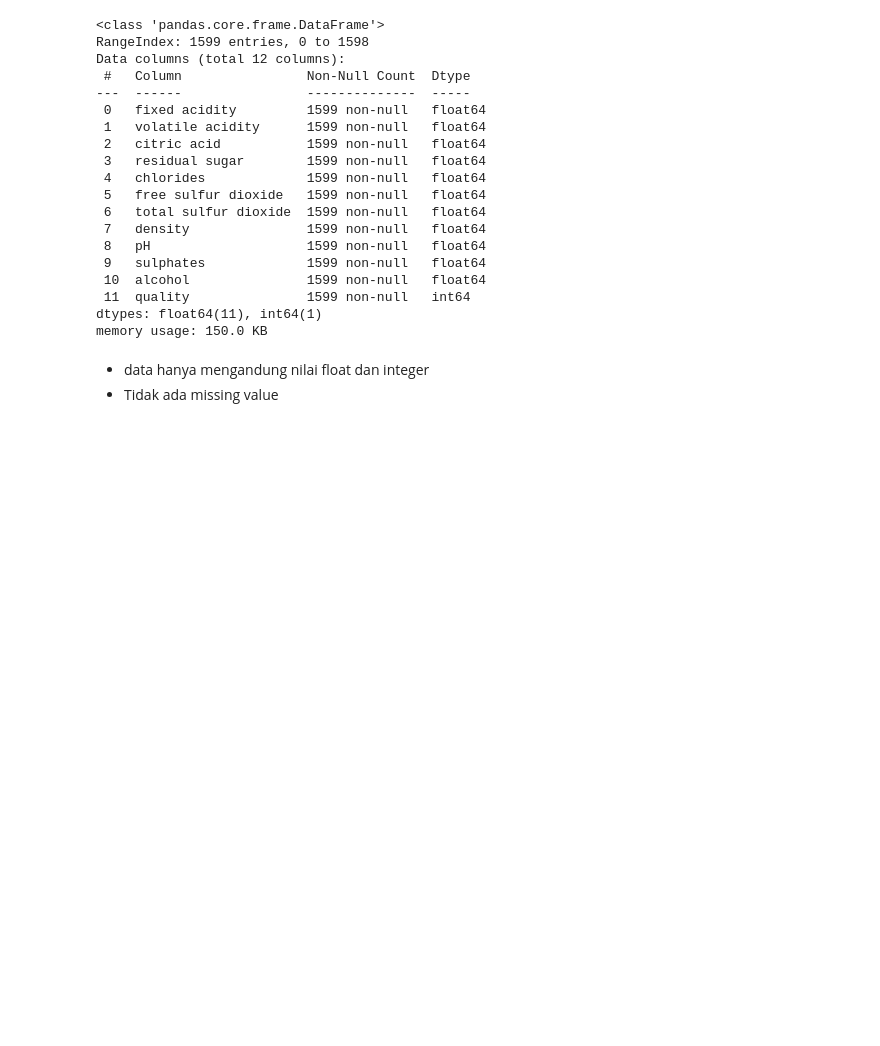
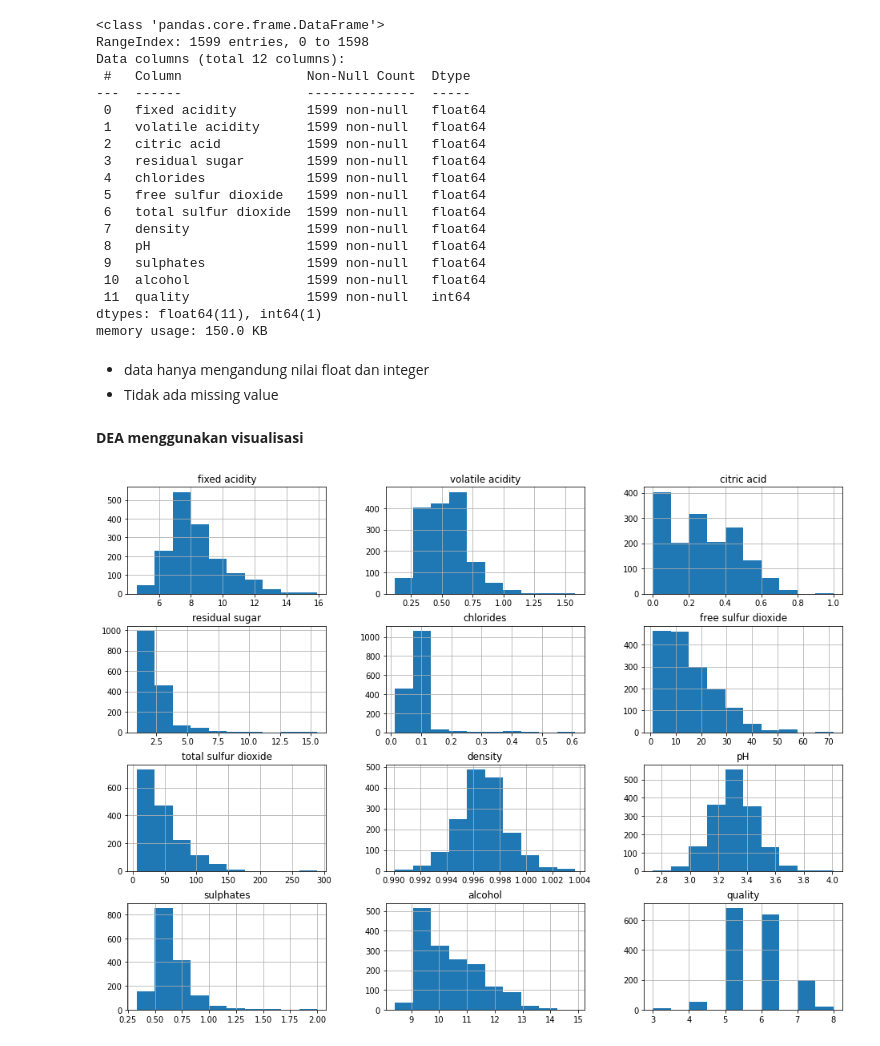
Before and after one commit to blacurly/sharing-github-oliv, a Jupyter notebook: EDA_Test_Wine.ipynb, the cells around one changed output. Drawn from its saved outputs; the diff is of its cells as text; code cells hidden in the pictures; blank space fills up the shorter version.

```diff
--- a/EDA_Test_Wine.ipynb
+++ b/EDA_Test_Wine.ipynb
@@ -151,3 +151,5 @@ memory usage: 150.0 KB
 
 *   data hanya mengandung nilai float dan integer
 *   Tidak ada missing value
+# %% [markdown]
+**DEA menggunakan visualisasi**
@@ -153,0 +160,6 @@ memory usage: 150.0 KB
+# %%
+#membuat histogram menggunakan hist()
+data_eda.hist(bins=10, figsize=(16,12))
+plt.show()
+# %% [output]
+[figure, added]
```
Also changed, not shown: parts of 9 cells of this notebook.
